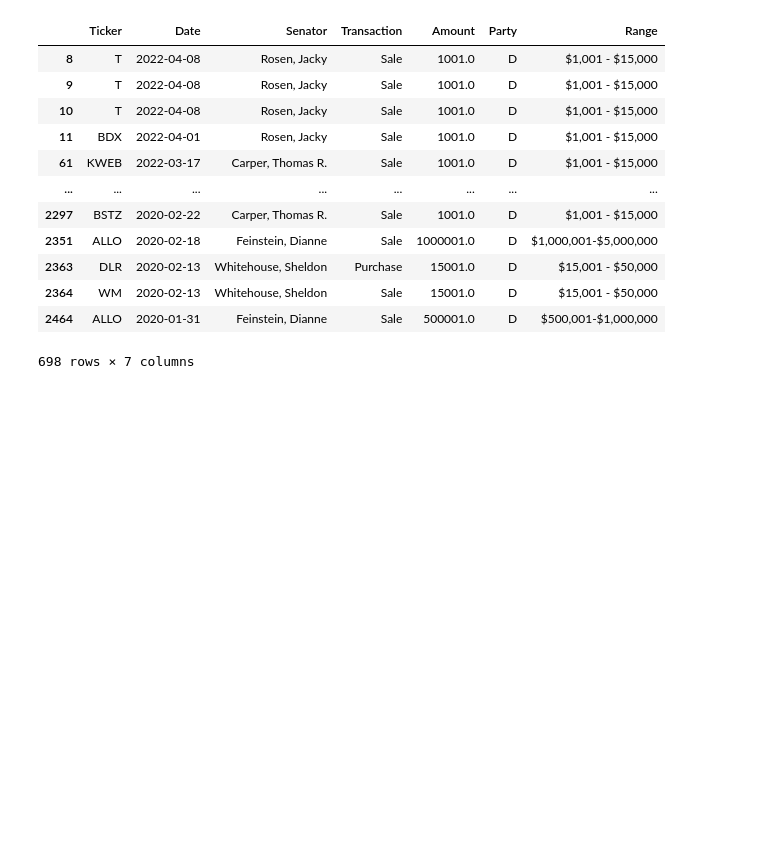
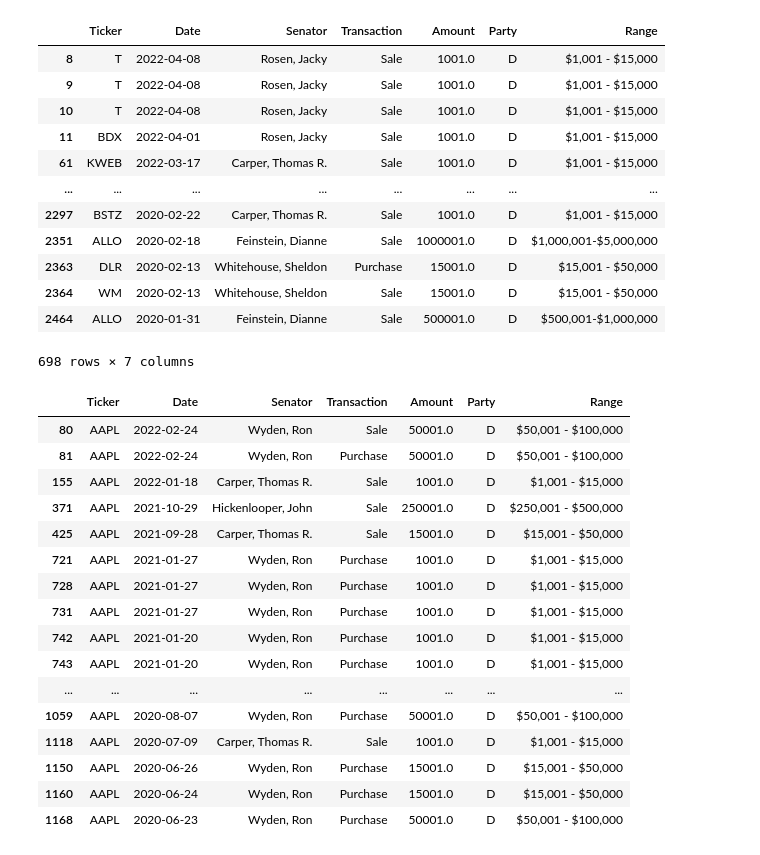
Before and after one commit to Loudju/Fintech_Project1_Politician_stock_trading, a Jupyter notebook: senate_trade_cleanup.ipynb, the cells around one changed output. Saved outputs shown, nothing was run; the diff lists cells and outputs as text; code cells hidden in the pictures; blank space fills up the shorter version.

```diff
--- a/senate_trade_cleanup.ipynb
+++ b/senate_trade_cleanup.ipynb
@@ -86,5 +111,5 @@ display(senate_rep)
 # %%
-senate_dem = senate_df[senate_df["Party"]=="D"]
+senate_dem = senate_party_df[senate_party_df["Party"]=="D"]
 display(senate_dem)
 # %% [output]
 |  | Ticker | Date | Senator | Transaction | Amount | Party | Range |
@@ -100,3 +125,24 @@ display(senate_dem)
 | 2364 | WM | 2020-02-13 | Whitehouse, Sheldon | Sale | 15001.0 | D | $15,001 - $50,000 |
 | 2464 | ALLO | 2020-01-31 | Feinstein, Dianne | Sale | 500001.0 | D | $500,001-$1,000,000 |
 698 rows × 7 columns
+# %%
+senate_dem = senate_dem[senate_dem["Ticker"]=="AAPL"]
+display(senate_dem)
+# %% [output]
+|  | Ticker | Date | Senator | Transaction | Amount | Party | Range |
+| 80 | AAPL | 2022-02-24 | Wyden, Ron | Sale | 50001.0 | D | $50,001 - $100,000 |
+| 81 | AAPL | 2022-02-24 | Wyden, Ron | Purchase | 50001.0 | D | $50,001 - $100,000 |
+| 155 | AAPL | 2022-01-18 | Carper, Thomas R. | Sale | 1001.0 | D | $1,001 - $15,000 |
+| 371 | AAPL | 2021-10-29 | Hickenlooper, John | Sale | 250001.0 | D | $250,001 - $500,000 |
+| 425 | AAPL | 2021-09-28 | Carper, Thomas R. | Sale | 15001.0 | D | $15,001 - $50,000 |
+| 721 | AAPL | 2021-01-27 | Wyden, Ron | Purchase | 1001.0 | D | $1,001 - $15,000 |
+| 728 | AAPL | 2021-01-27 | Wyden, Ron | Purchase | 1001.0 | D | $1,001 - $15,000 |
+| 731 | AAPL | 2021-01-27 | Wyden, Ron | Purchase | 1001.0 | D | $1,001 - $15,000 |
+| 742 | AAPL | 2021-01-20 | Wyden, Ron | Purchase | 1001.0 | D | $1,001 - $15,000 |
+| 743 | AAPL | 2021-01-20 | Wyden, Ron | Purchase | 1001.0 | D | $1,001 - $15,000 |
+| ... | ... | ... | ... | ... | ... | ... | ... |
+| 1059 | AAPL | 2020-08-07 | Wyden, Ron | Purchase | 50001.0 | D | $50,001 - $100,000 |
+| 1118 | AAPL | 2020-07-09 | Carper, Thomas R. | Sale | 1001.0 | D | $1,001 - $15,000 |
+| 1150 | AAPL | 2020-06-26 | Wyden, Ron | Purchase | 15001.0 | D | $15,001 - $50,000 |
+| 1160 | AAPL | 2020-06-24 | Wyden, Ron | Purchase | 15001.0 | D | $15,001 - $50,000 |
+| 1168 | AAPL | 2020-06-23 | Wyden, Ron | Purchase | 50001.0 | D | $50,001 - $100,000 |
```
Also changed, not shown: parts of 6 cells of this notebook.
